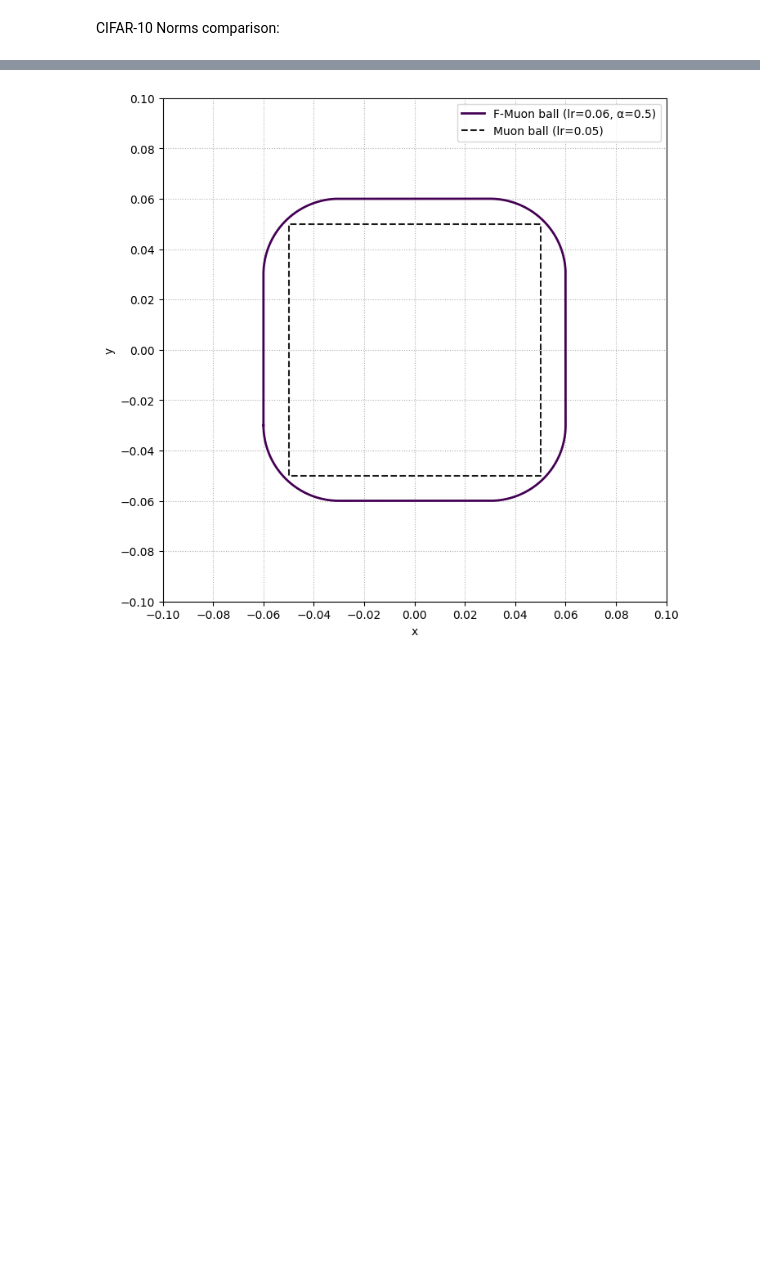
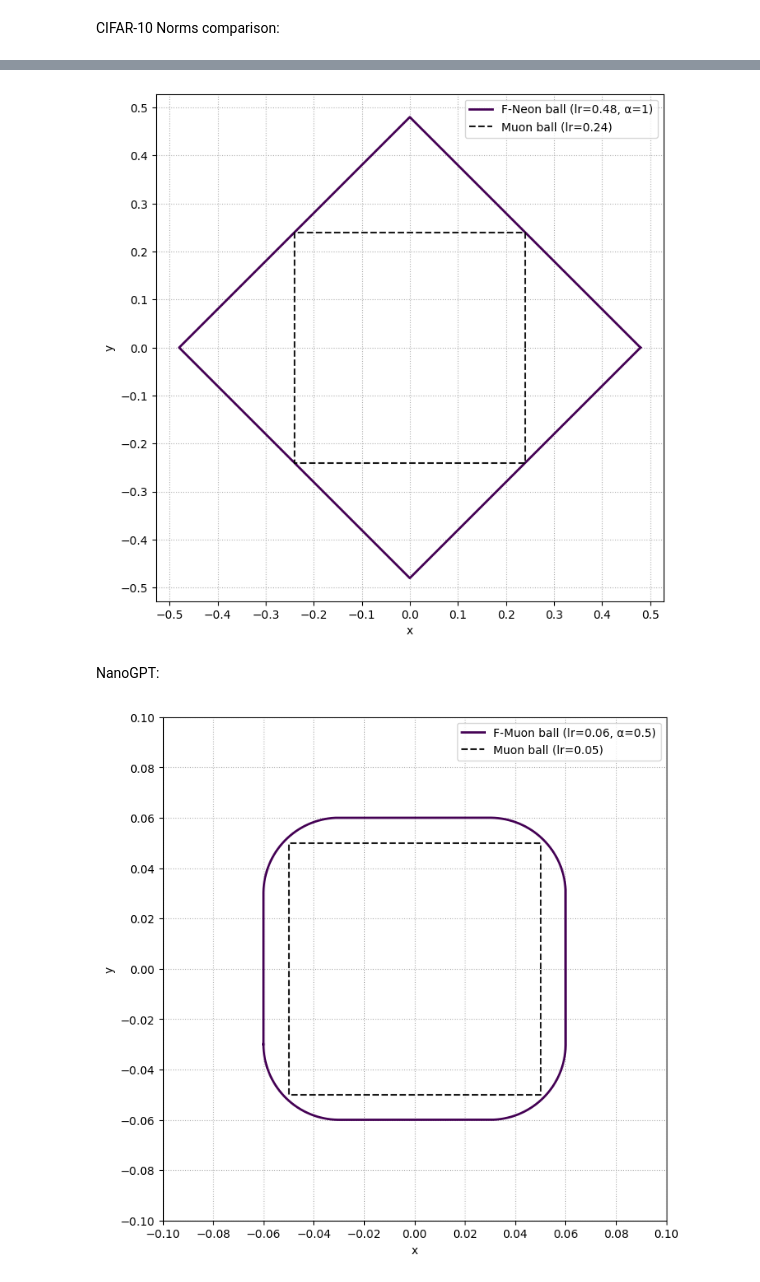
Before and after one commit to alexlegeartis/Neon, a Jupyter notebook: code/norms/norm_plotter.ipynb, the cells around one changed output, grey strips where cells are left out. Cells and saved outputs as stored; diff of their text form; code cells hidden in the pictures; blank space fills up the shorter version.

```diff
--- a/code/norms/norm_plotter.ipynb
+++ b/code/norms/norm_plotter.ipynb
@@ -298,3 +227,45 @@ plt.show()
+# %%
+# the code plots F-Muon and Muon optimal lmo balls for CIFAR airbench
+import numpy as np
+import matplotlib.cm as cm
+import matplotlib.pyplot as plt
+
+from scipy.spatial import ConvexHull
+
+
+# List of alpha values to test
+alphas = [1]
+colormap = cm.get_cmap('viridis')
+colors = [colormap(i / (len(alphas))) for i in range(len(alphas) - 1, -1, -1)]
+# Plot
+plt.figure(figsize=(8, 8))
+
+# Plot Minkowski sums for each alpha
+for alpha, color in zip(alphas, colors):
+    fneon_lr = 0.48
+    sum_pts = fneon_lr * minkowski_sum_boundary_fneon(alpha) # 0.4 is for F-Muon lr, which is \eta in lmo
+    plt.plot(sum_pts[:, 0], sum_pts[:, 1], label=f"F-Neon ball (lr={fneon_lr}, α={alpha})",
+             linewidth=2, color=color)
+
+# Plot reference L1 and L2 balls
+x1, y1 = linfty_ball_boundary(0.24) # 0.24 is for Muon lr
+plt.plot(x1, y1, linestyle="--", label="Muon ball (lr=0.24)", color="black", alpha=0.9)
+
+# Configure plot
+plt.gca().set_aspect("equal", adjustable="box")
+# plt.title("Minkowski sums: α L1-ball ⊕ (1-α) L2-ball for different α")
+plt.xlabel("x")
+plt.ylabel("y")
+plt.legend(loc="upper right")
+plt.grid(True, linestyle=":")
+plt.xticks(np.arange(-0.5, 0.55, 0.1))
+plt.yticks(np.arange(-0.5, 0.55, 0.1))
+# plt.savefig("fstardual_cifar.pdf", dpi=300, bbox_inches='tight')
+plt.show()
+# %% [output]
+[figure, added]
+# %% [markdown]
+NanoGPT:
 # %%
 alphas = [0.5]
 colormap = cm.get_cmap('viridis')
```
Also changed, not shown: parts of 12 cells of this notebook, 2 other files.
